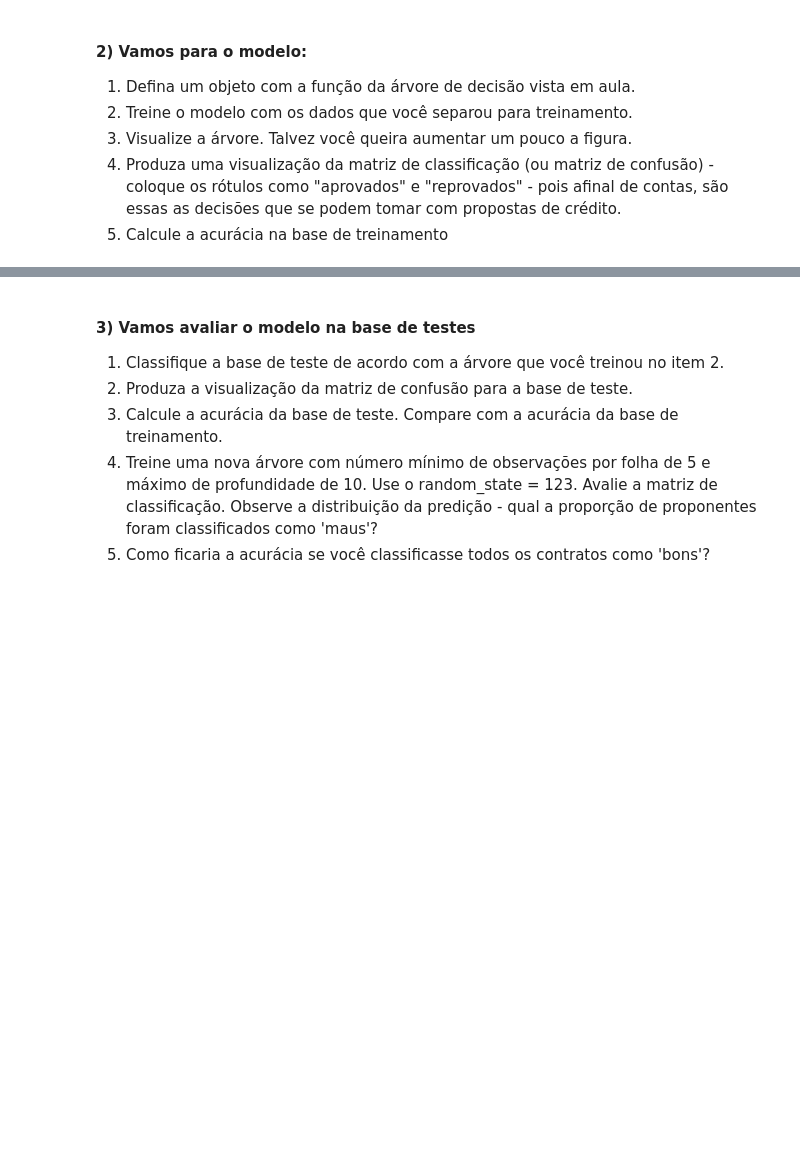
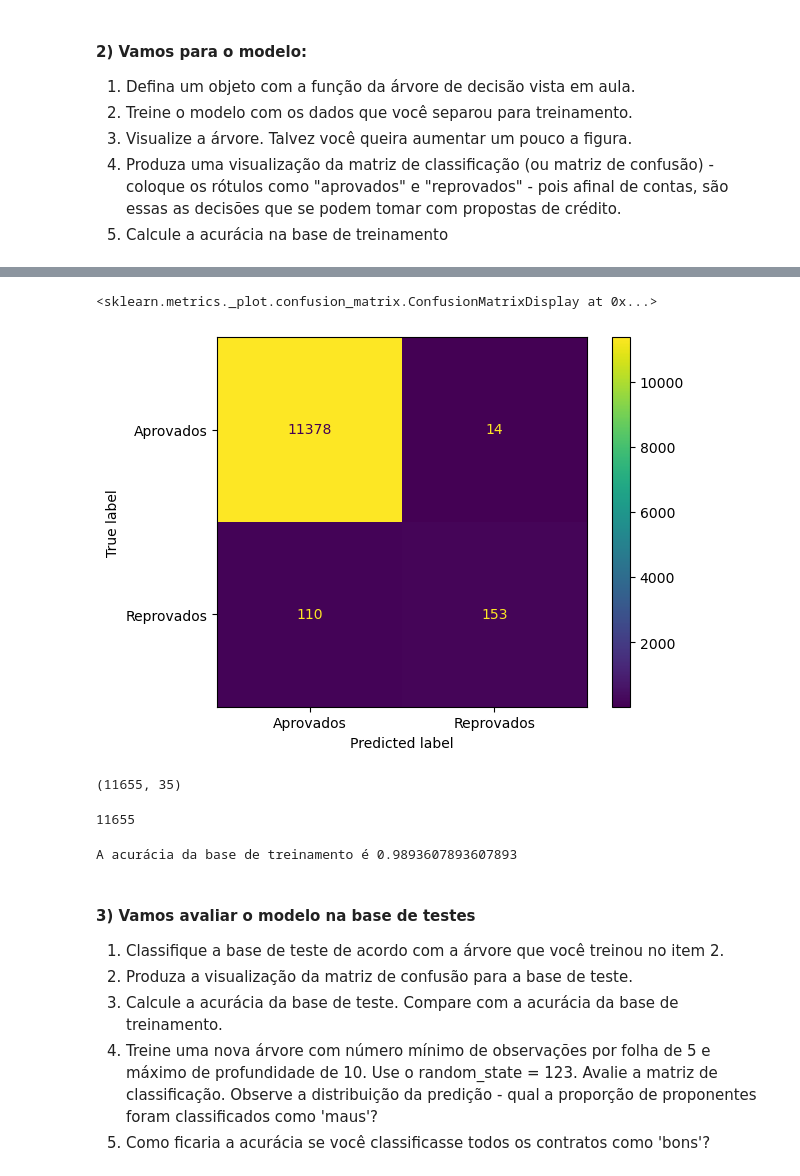
Before and after one commit to victortintel/ex2_modulo7_arvores1, a Jupyter notebook: ex2_victor_tintel_mod_7_atualizado .ipynb, the cells around one changed output, grey strips where cells are left out. Drawn from its saved outputs; the diff is of its cells as text; code cells hidden in the pictures; blank space fills up the shorter version.

```diff
--- a/ex2_victor_tintel_mod_7_atualizado .ipynb
+++ b/ex2_victor_tintel_mod_7_atualizado .ipynb
@@ -145,3 +217,30 @@ novo_df
+# %%
+# 2.4: Produza uma visualização da matriz de classificação (ou matriz de confusão) - coloque os rótulos como "aprovados" e "reprovados" -
+# pois afinal de contas, são essas as decisões que se podem tomar com propostas de crédito.
+
+cm = confusion_matrix(y_train, clf.predict(X_train), labels=clf.classes_)
+MatrizDeConfusao = ConfusionMatrixDisplay(confusion_matrix=cm, display_labels=["Aprovados", "Reprovados"])
+
+MatrizDeConfusao.plot()
+# %% [output]
+<sklearn.metrics._plot.confusion_matrix.ConfusionMatrixDisplay at 0x...>
+[figure, added]
+# %%
+# 2.5: Calcule a acurácia na base de treinamento
+X_train.shape
+# %% [output]
+(11655, 35)
+# %%
+# 2.5: Calcule a acurácia na base de treinamento
+11378+14+110+153
+# %% [output]
+11655
+# %%
+# 2.5: Calcule a acurácia na base de treinamento
+total_acc = (11378 + 153)/11655
+print(f"A acurácia da base de treinamento é {total_acc}")
+# %% [output]
+A acurácia da base de treinamento é 0.9893607893607893
 # %% [markdown]
 #### 3) Vamos avaliar o modelo na base de testes
 
```
Also changed, not shown: parts of 15 cells of this notebook.
